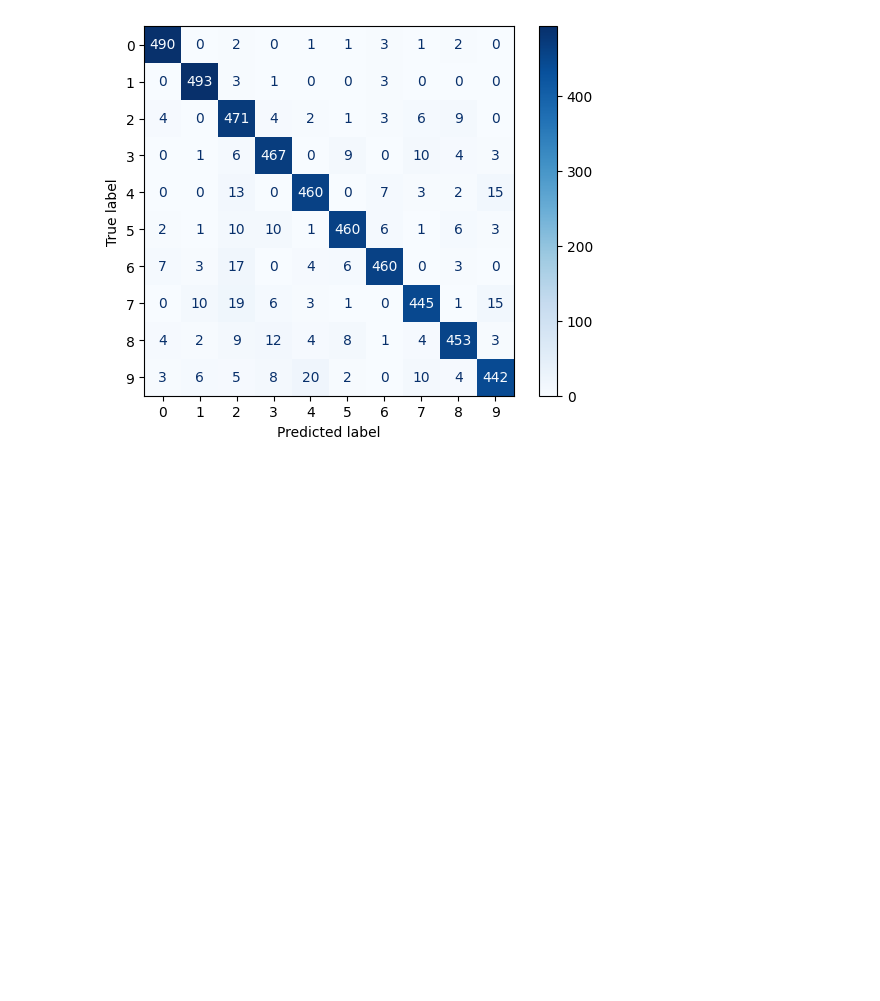
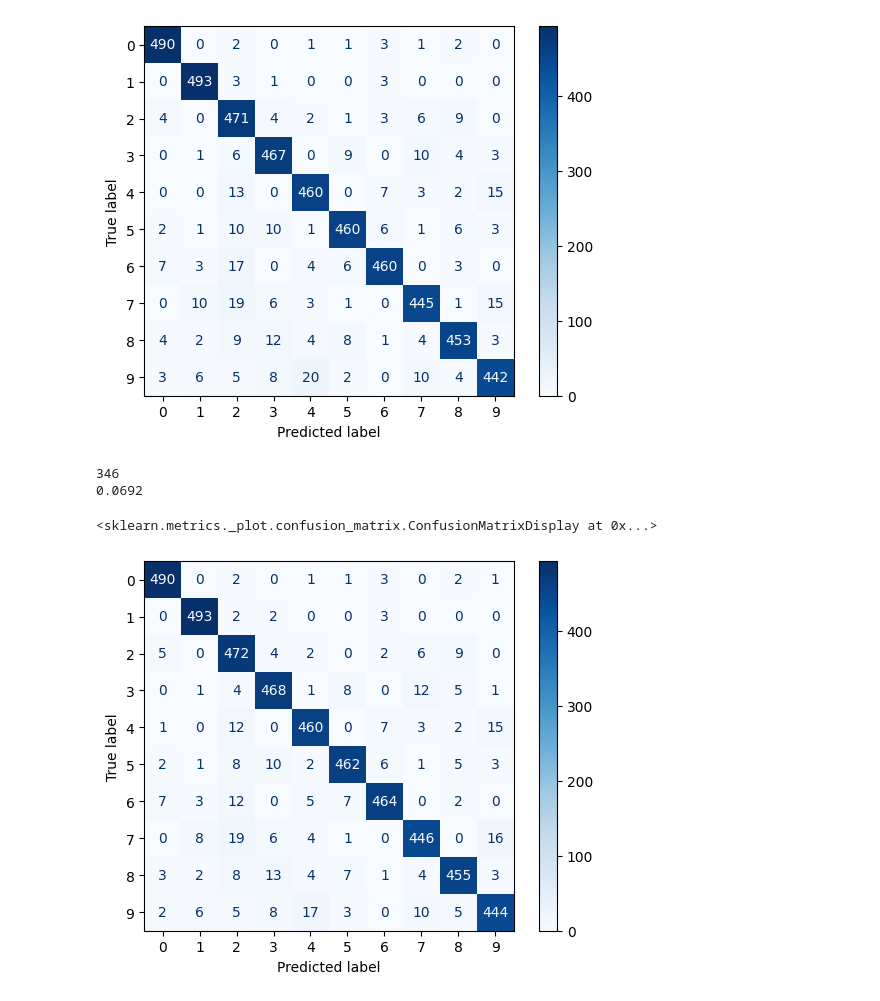
Before and after one commit to RuiFerreira05/ISEL-Year-3, a Jupyter notebook: AA/codigo/src/11_05.ipynb, the cells around one changed output. Saved outputs shown, nothing was run; the diff lists cells and outputs as text; code cells hidden in the pictures; blank space fills up the shorter version.

```diff
--- a/AA/codigo/src/11_05.ipynb
+++ b/AA/codigo/src/11_05.ipynb
@@ -95,3 +95,18 @@ ConfusionMatrixDisplay(cm).plot(cmap='Blues')
 0.0718
 <sklearn.metrics._plot.confusion_matrix.ConfusionMatrixDisplay at 0x...>
 [figure]
+# %%
+X1p = X1[:150,:]
+X2p = X2[:150,:]
+svm = SVC().fit(X1p.T, y1)
+y2e = svm.predict(X2p.T)
+# %%
+cm = confusion_matrix(y2, y2e)
+print(np.sum(y2!=y2e))
+print(np.sum(y2!=y2e)/5000)
+ConfusionMatrixDisplay(cm).plot(cmap='Blues')
+# %% [output]
+346
+0.0692
+<sklearn.metrics._plot.confusion_matrix.ConfusionMatrixDisplay at 0x...>
+[figure, added]
```
Also changed, not shown: parts of 15 cells of this notebook.
